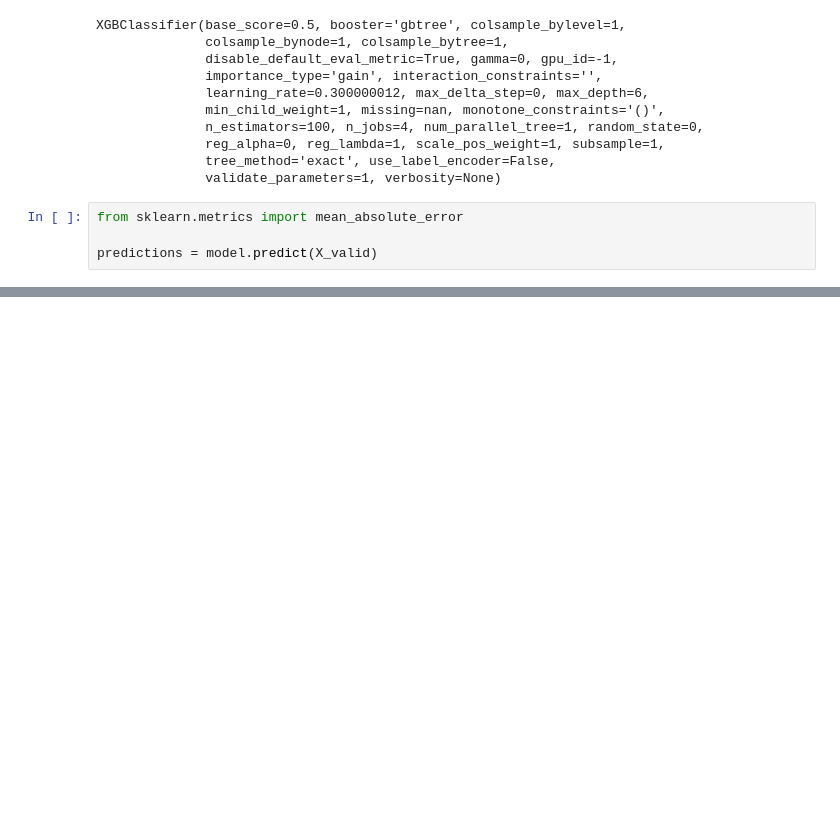
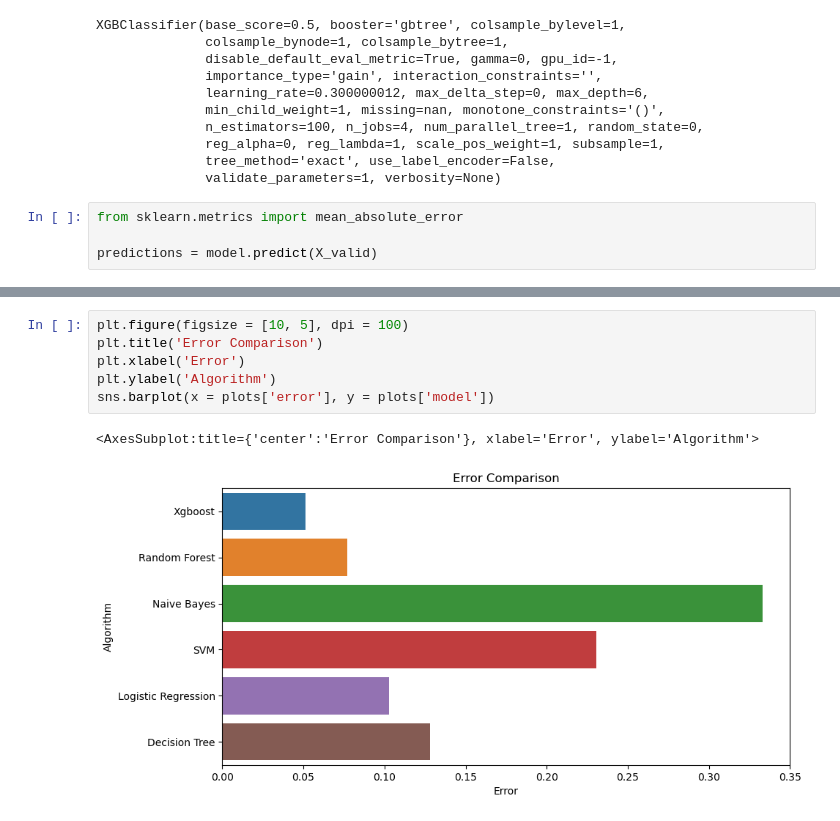
Before and after one commit to link4rkv/parkinson-disease, a Jupyter notebook: parkinson-disease-using-different-models.ipynb, the cells around one changed output, grey strips where cells are left out. Saved outputs shown, nothing was run; the diff lists cells and outputs as text; blank space fills up the shorter version.

```diff
--- a/parkinson-disease-using-different-models.ipynb
+++ b/parkinson-disease-using-different-models.ipynb
@@ -162 +246,10 @@ sns.barplot(x = plots['accuracy'], y = plots['model'], palette='dark')
+# %%
+plt.figure(figsize = [10, 5], dpi = 100)
+plt.title('Error Comparison')
+plt.xlabel('Error')
+plt.ylabel('Algorithm')
+sns.barplot(x = plots['error'], y = plots['model'])
+# %% [output]
+<AxesSubplot:title={'center':'Error Comparison'}, xlabel='Error', ylabel='Algorithm'>
+[figure, added]
 # %%
```
Also changed, not shown: parts of 8 cells of this notebook.
